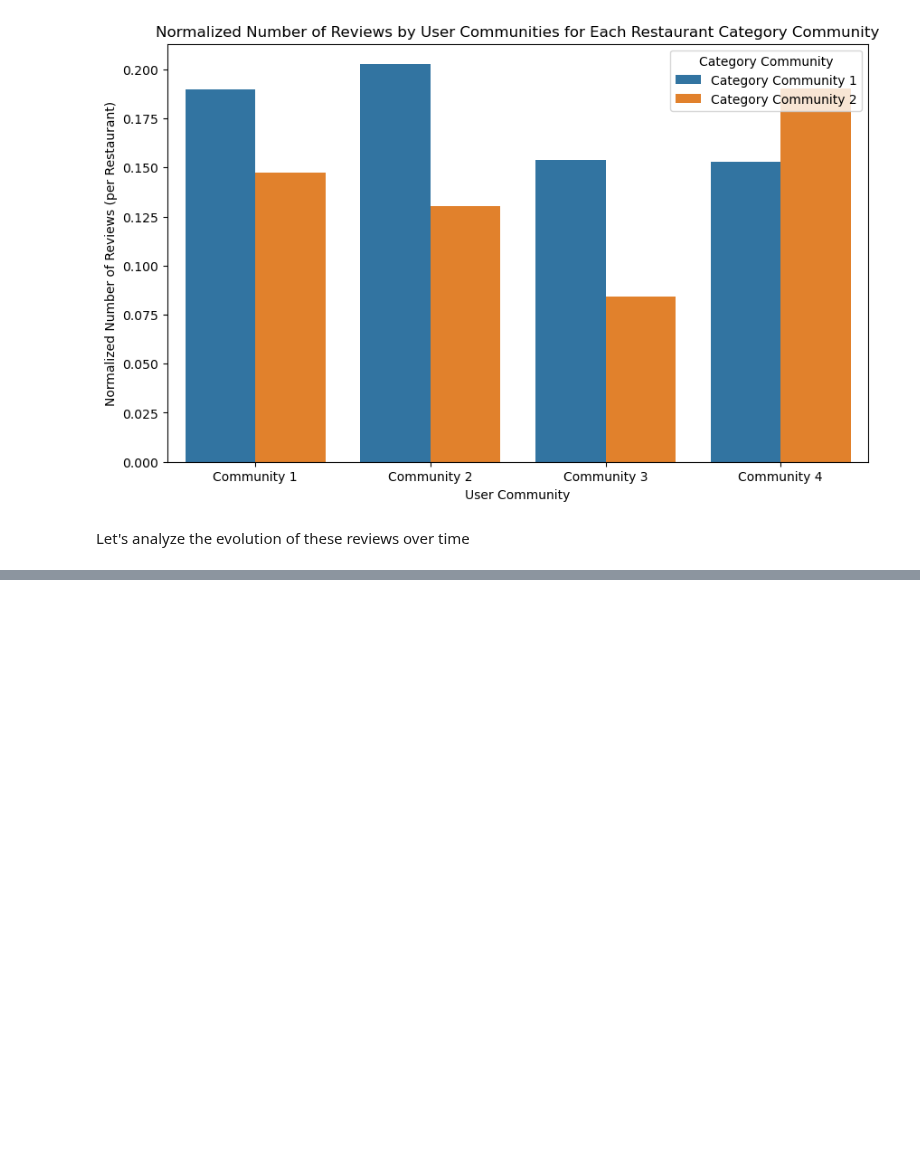
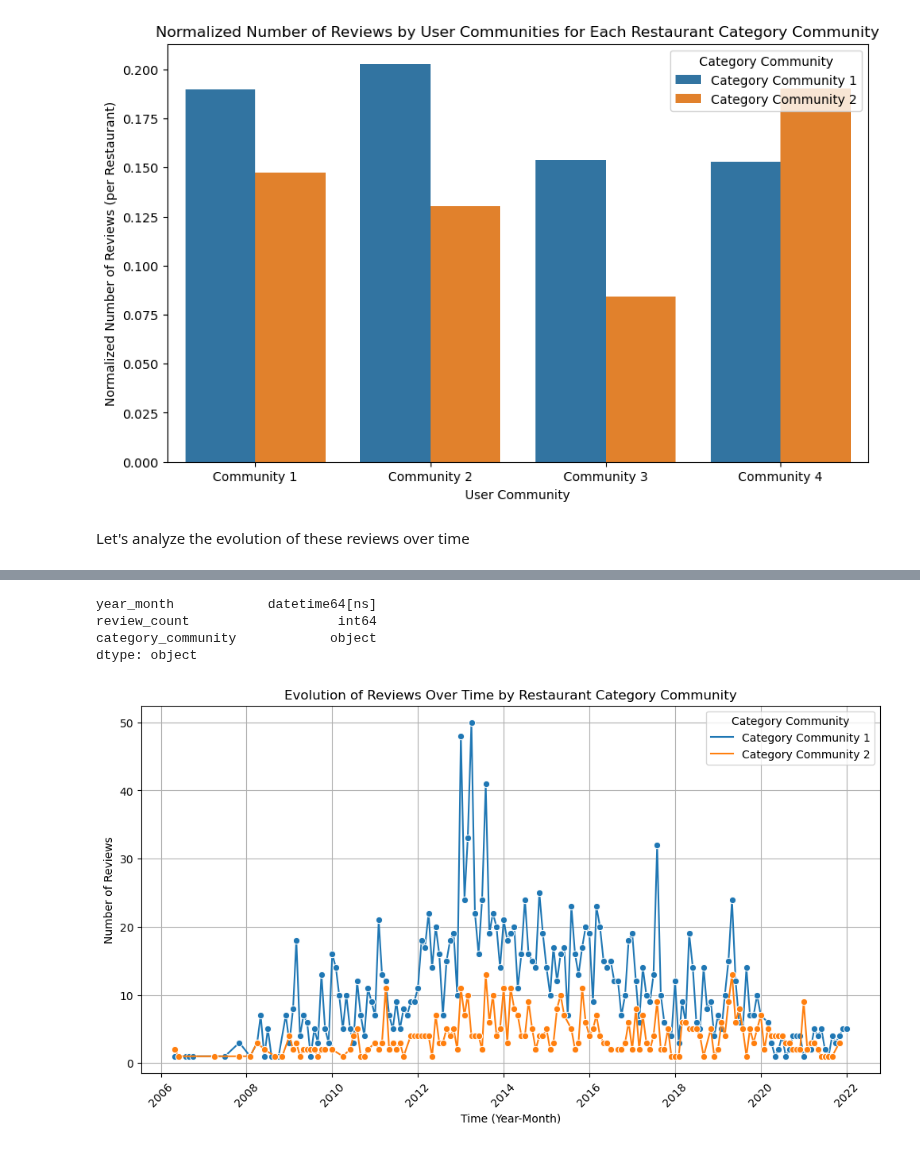
Before and after one commit to larasneves/ComplexDataAnalysis, a Jupyter notebook: Part 2 Social Network Forecasting/exploration_Lara_users_and_friends.ipynb, the cells around one changed output, grey strips where cells are left out. Cells and saved outputs as stored; diff of their text form; code cells hidden in the pictures; blank space fills up the shorter version.

```diff
--- a/Part 2 Social Network Forecasting/exploration_Lara_users_and_friends.ipynb
+++ b/Part 2 Social Network Forecasting/exploration_Lara_users_and_friends.ipynb
@@ -669,0 +588,12 @@ KeyError: 'Community 2'
+# %%
+df_reviews_com_1_4['date'] = pd.to_datetime(df_reviews_com_1_4['date'])
+df_reviews_com_1_4['year_month'] = df_reviews_com_1_4['date'].dt.to_period('M')
+
+df_time_series_com_1 = df_reviews_com_1_4[df_reviews_com_1_4['business_id'].isin(df_com_1_restaurants['business_id'])].groupby(['year_month']).size().reset_index(name='review_count')
+df_time_series_com_1['category_community'] = 'Category Community 1'
+
+df_time_series_com_2 = df_reviews_com_1_4[df_reviews_com_1_4['business_id'].isin(df_com_2_restaurants['business_id'])].groupby(['year_month']).size().reset_index(name='review_count')
+df_time_series_com_2['category_community'] = 'Category Community 2'
+
+df_time_series_combined = pd.concat([df_time_series_com_1, df_time_series_com_2])
+df_time_series_combined['year_month'] = df_time_series_combined['year_month'].dt.to_timestamp()
@@ -669,0 +611,21 @@ KeyError: 'Community 2'
+# %%
+print(df_time_series_combined.dtypes)
+# %% [output]
+year_month            datetime64[ns]
+review_count                   int64
+category_community            object
+dtype: object
+# %%
+
+plt.figure(figsize=(12, 6))
+sns.lineplot(data=df_time_series_combined, x='year_month', y='review_count', hue='category_community', marker='o')
+
+plt.title('Evolution of Reviews Over Time by Restaurant Category Community')
+plt.xlabel('Time (Year-Month)')
+plt.ylabel('Number of Reviews')
+plt.xticks(rotation=45)
+plt.legend(title='Category Community')
+plt.grid()
+plt.show()
+# %% [output]
+[figure, added]
```
Also changed, not shown: parts of 9 cells of this notebook.
